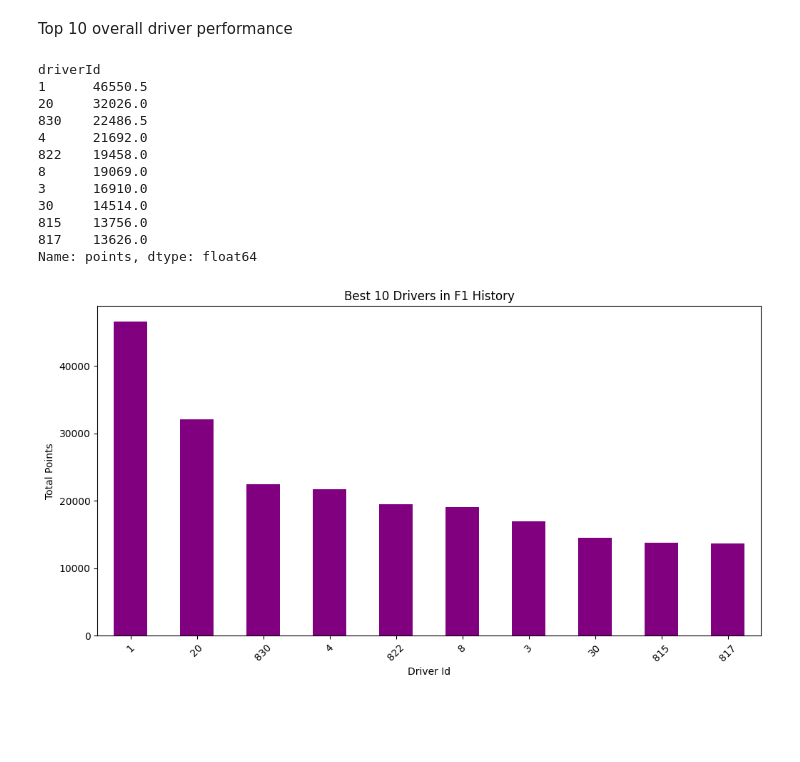
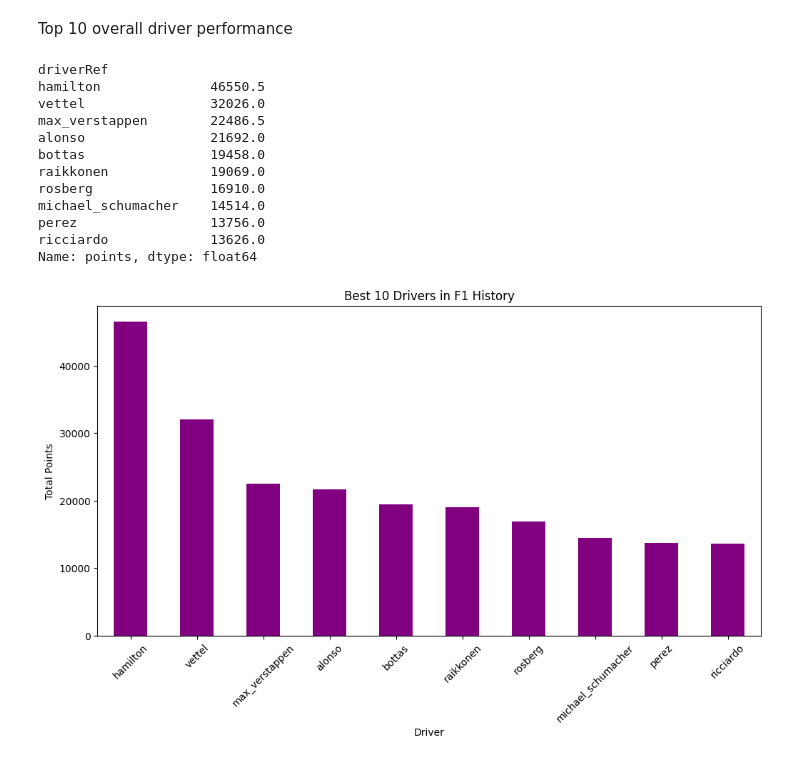
Before and after one commit to Meenakshipooranik/Formula1-Mini-Sprint, a Jupyter notebook: formula1.ipynb, the cells around one changed output. Drawn from its saved outputs; the diff is of its cells as text; code cells hidden in the pictures; blank space fills up the shorter version.

```diff
--- a/formula1.ipynb
+++ b/formula1.ipynb
@@ -142,30 +163,30 @@ Top 10 overall driver performance
 # %%
 top_drivers = pd.merge(driver_standings, drivers, on='driverId')
 
-top_drivers = top_drivers.groupby('driverId')['points'].sum()
+top_drivers = top_drivers.groupby('driverRef')['points'].sum()
 top_drivers = top_drivers.sort_values(ascending=False).head(10)
 # %%
 print(top_drivers)
 # %% [output]
-driverId
-1      46550.5
-20     32026.0
-830    22486.5
-4      21692.0
-822    19458.0
-8      19069.0
-3      16910.0
-30     14514.0
-815    13756.0
-817    13626.0
+driverRef
+hamilton              46550.5
+vettel                32026.0
+max_verstappen        22486.5
+alonso                21692.0
+bottas                19458.0
+raikkonen             19069.0
+rosberg               16910.0
+michael_schumacher    14514.0
+perez                 13756.0
+ricciardo             13626.0
 Name: points, dtype: float64
 # %%
 plt.figure(figsize=(12, 6))
 top_drivers.plot(kind='bar', color='purple')
-plt.xlabel('Driver Id')
+plt.xlabel('Driver')
 plt.ylabel('Total Points')
 plt.title('Best 10 Drivers in F1 History')
 plt.xticks(rotation=45)
 plt.show()
 # %% [output]
-[figure, old version]
+[figure, new version]
```
Also changed, not shown: parts of 8 cells of this notebook.
